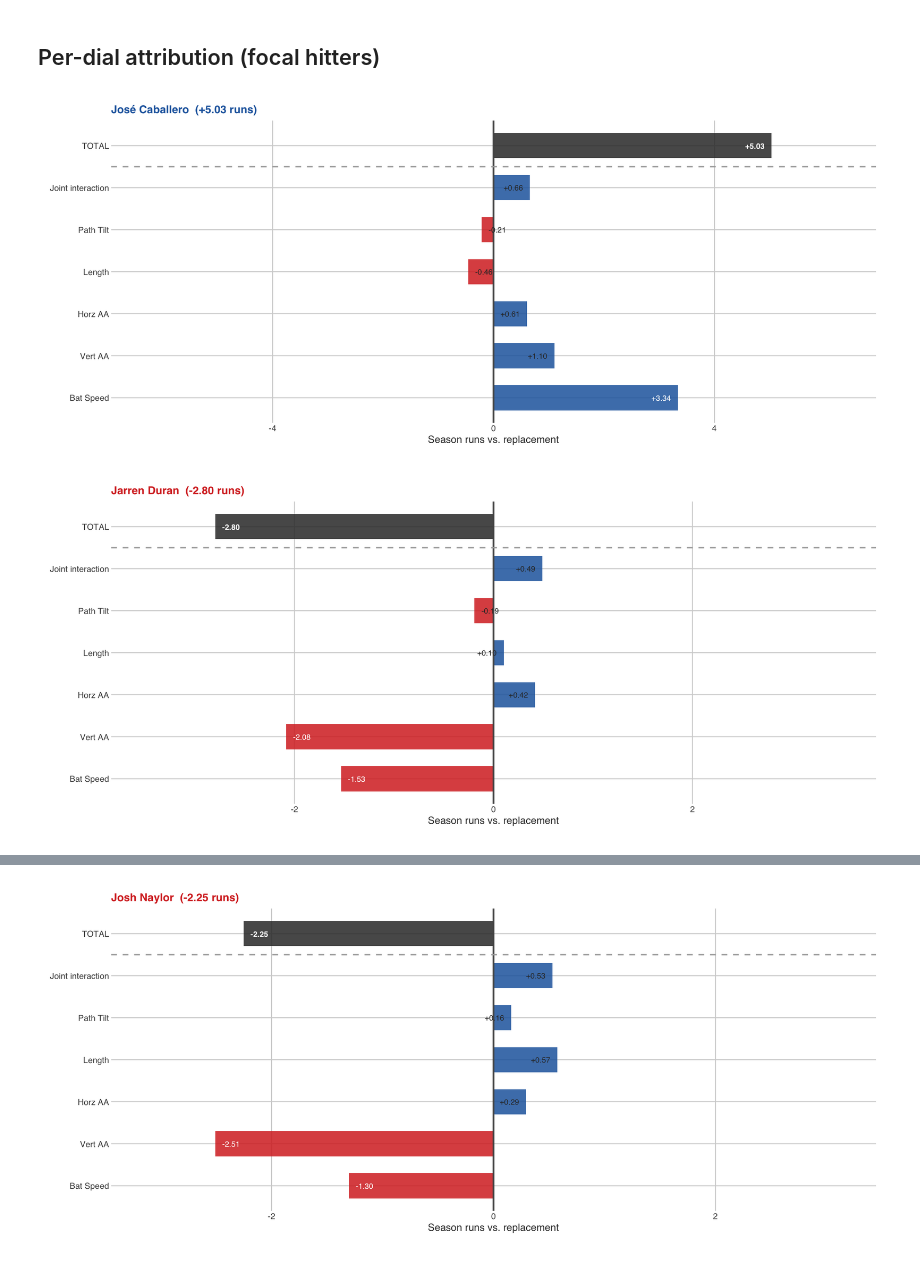
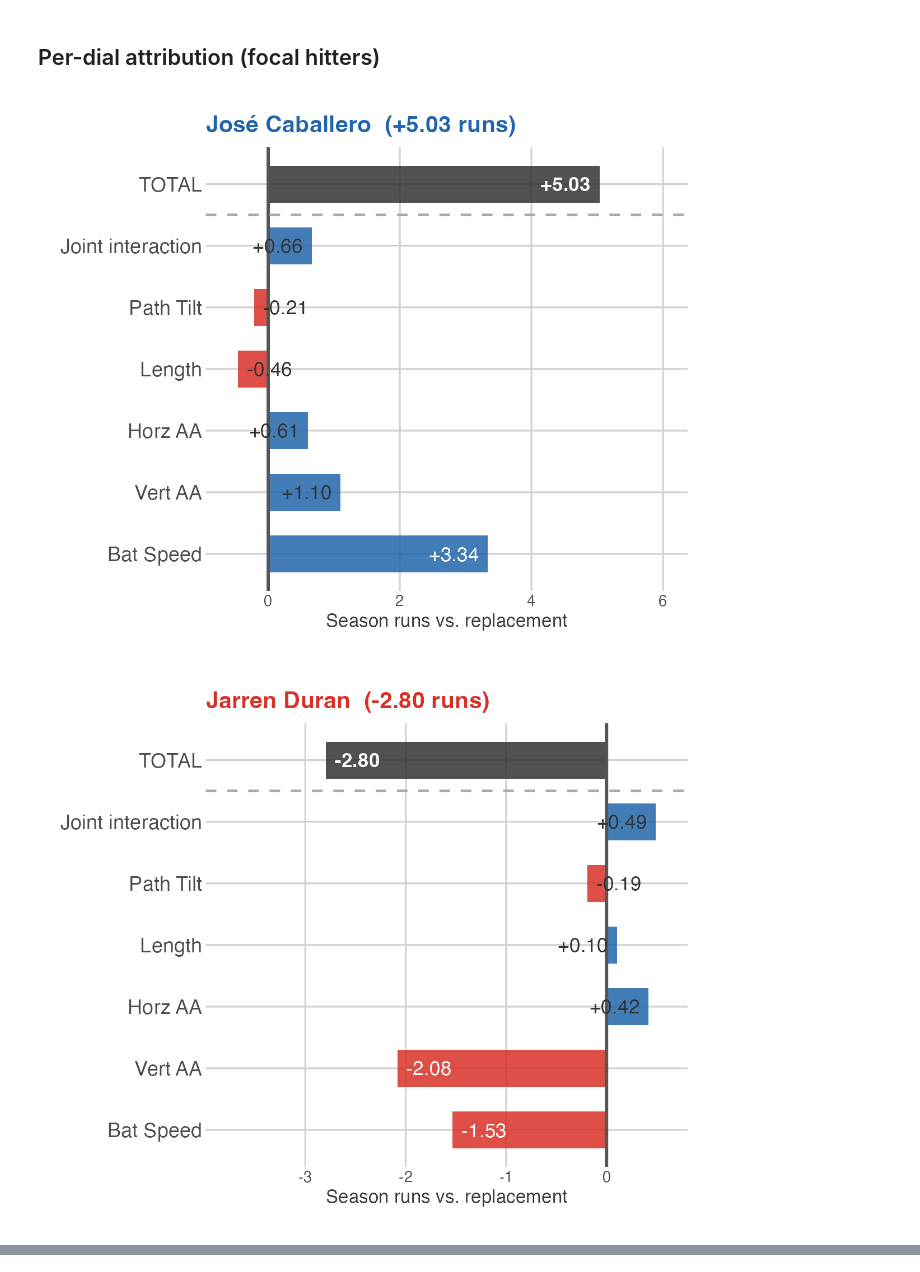
Before and after one commit to theoauyeung/swing_repertoire, a Jupyter notebook: src/adjustability_results.ipynb, the cells around one changed output, grey strips where cells are left out. Cells and saved outputs as stored; diff of their text form; code cells hidden in the pictures.

```diff
--- a/src/adjustability_results.ipynb
+++ b/src/adjustability_results.ipynb
@@ -329,44 +329,51 @@ for (f in focal_list) {
   all_vals   <- c(vals, runs_total)
   all_labels <- c(bar_labels, "TOTAL")
   all_colors <- c(ifelse(vals >= 0, "#2166ac", "#d73027"), "#333333")
-  xmax       <- max(abs(all_vals)) * 1.25
+
+  x_lo    <- min(min(all_vals) * 1.35, -0.3)
+  x_hi    <- max(all_vals) * 1.2
+  x_range <- x_hi - x_lo
 
   d <- tibble(label = factor(all_labels, levels = all_labels),
               value = all_vals,
               fill  = all_colors,
               bold  = all_labels == "TOTAL")
 
   plt <- ggplot(d, aes(x = value, y = label)) +
     geom_col(aes(fill = I(fill)), alpha = 0.85, width = 0.6) +
     geom_vline(xintercept = 0, color = "#555", linewidth = 1.0) +
     geom_hline(yintercept = length(bar_labels) + 0.5, color = "#aaa", linewidth = 0.8, linetype = "dashed") +
     geom_text(aes(label = sprintf("%+.2f", value),
                   x     = ifelse(value >= 0,
-                                 pmin(value - xmax * 0.02, xmax * 0.95),
-                                 pmax(value + xmax * 0.02, -xmax * 0.95)),
+                                 pmin(value - x_range * 0.02, x_hi * 0.95),
+                                 pmax(value + x_range * 0.02, x_lo * 0.95)),
                   hjust = ifelse(value >= 0, 1, 0),
-                  color = ifelse(abs(value) < xmax * 0.22, "#333333", "white"),
+                  color = ifelse(abs(value) < x_range * 0.22, "#333333", "white"),
                   fontface = ifelse(bold, "bold", "plain")),
-              size = 3.2, show.legend = FALSE) +
+              size = 4.5, show.legend = FALSE) +
     scale_color_identity() +
-    scale_x_continuous(limits = c(-xmax, xmax)) +
+    scale_x_continuous(limits = c(x_lo, x_hi)) +
     labs(title = sprintf("%s  (%+.2f runs)", f$name, runs_total),
          x = "Season runs vs. replacement", y = NULL) +
     FT_THEME +
-    theme(plot.title = element_text(color = f$col, size = 13))
+    theme(
+      plot.title   = element_text(color = f$col, size = 15),
+      axis.text.y  = element_text(size = 13),
+      axis.title.x = element_text(size = 12)
+    )
 
   slug <- tolower(gsub("[^a-z]", "", strsplit(f$name, " ")[[1]][2]))
   out  <- plot_path(sprintf("adjustability_dial_waterfall_%s.png", slug))
-  ggsave(out, plt, width = 8, height = 5, dpi = 150)
-  print(plt)
+  ggsave(out, plt, width = 6, height = 5, dpi = 200)
+  IRdisplay::display_png(file = out)
 }
 
 # Cohort-level dial correlations
 cat("Dial correlations with runs_total:\n")
 for (i in seq_along(dial_order)) {
   r_val <- cor(abl[[dial_order[i]]], abl$runs_total, use = "complete.obs")
   cat(sprintf("  %-30s r = %+.3f\n", bar_labels[i], r_val))
 }
 # %% [output]
-[figure, old version]
+[figure, new version]
-[figure, old version]
+[figure, new version]
@@ -378,4 +386,3 @@ Dial correlations with runs_total:
   Length                         r = -0.401
   Path Tilt                      r = -0.022
   Joint interaction              r = +0.012
-[figure, old version]
```
Also changed, not shown: parts of 1 cell of this notebook, 4 other files.
